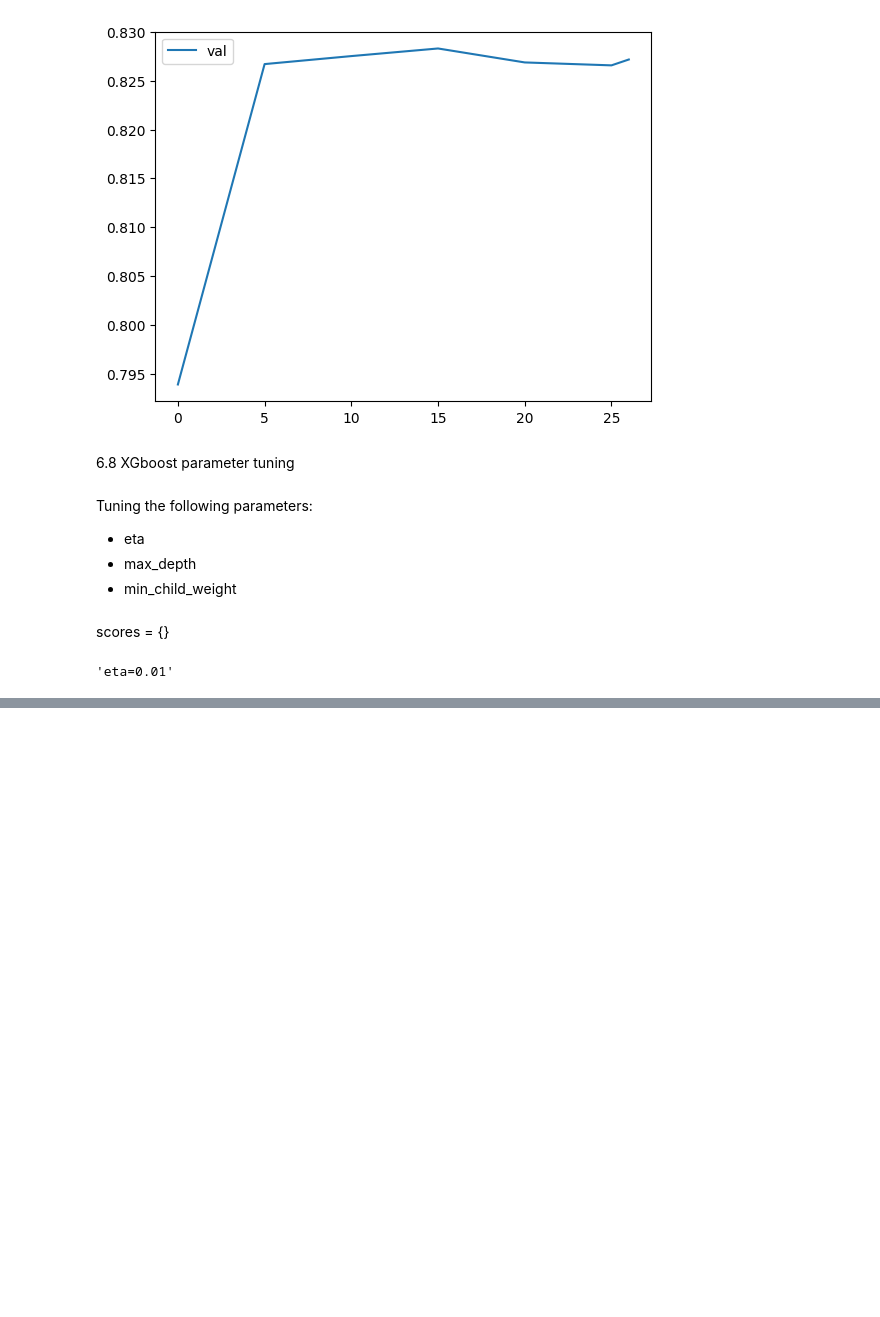
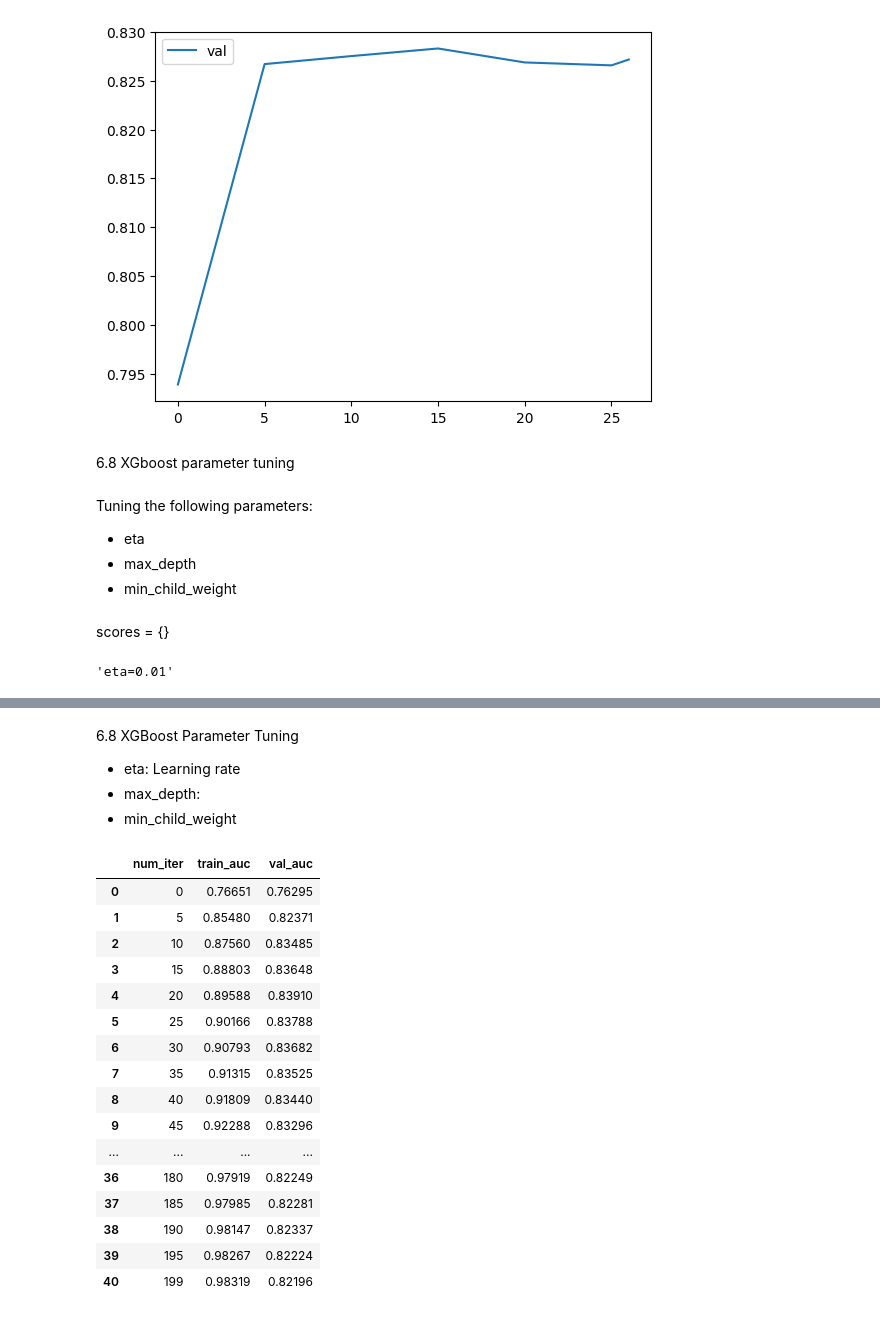
Before and after one commit to mireillehaddad/Machine-Learning, a Jupyter notebook: 06-trees /credit-risk.ipynb, the cells around one changed output, grey strips where cells are left out. Drawn from its saved outputs; the diff is of its cells as text; code cells hidden in the pictures; blank space fills up the shorter version.

Commit message:
xgboost

```diff
--- a/06-trees /credit-risk.ipynb
+++ b/06-trees /credit-risk.ipynb
@@ -997,0 +861,22 @@ plt.show()
+# %% [markdown]
+6.8 XGBoost Parameter Tuning
+
+- eta: Learning rate
+- max_depth:
+- min_child_weight
+# %%
+%%capture output
+xgb_params = {
+    'eta': 0.3,
+    'max_depth': 3,
+    'min_child_weight': 1,
+
+    'objective': 'binary:logistic',
+    'eval_metric': 'auc',
+
+    'nthread': 8,
+    'seed': 1,
+    'verbosity': 1,
+}
+
+model = xgb.train(xgb_params, dtrain, num_boost_round=200,verbose_eval=5,evals=watchlist)
@@ -997,0 +885,23 @@ plt.show()
+# %%
+key ='eta=%s' % (xgb_params['eta'])
+scores[key] = parse_xgb_output(output)
+# %%
+scores['eta=0.3']
+# %% [output]
+|  | num_iter | train_auc | val_auc |
+| 0 | 0 | 0.76651 | 0.76295 |
+| 1 | 5 | 0.85480 | 0.82371 |
+| 2 | 10 | 0.87560 | 0.83485 |
+| 3 | 15 | 0.88803 | 0.83648 |
+| 4 | 20 | 0.89588 | 0.83910 |
+| 5 | 25 | 0.90166 | 0.83788 |
+| 6 | 30 | 0.90793 | 0.83682 |
+| 7 | 35 | 0.91315 | 0.83525 |
+| 8 | 40 | 0.91809 | 0.83440 |
+| 9 | 45 | 0.92288 | 0.83296 |
+| ... | ... | ... | ... |
+| 36 | 180 | 0.97919 | 0.82249 |
+| 37 | 185 | 0.97985 | 0.82281 |
+| 38 | 190 | 0.98147 | 0.82337 |
+| 39 | 195 | 0.98267 | 0.82224 |
+| 40 | 199 | 0.98319 | 0.82196 |
```
Also changed, not shown: parts of 34 cells of this notebook.
